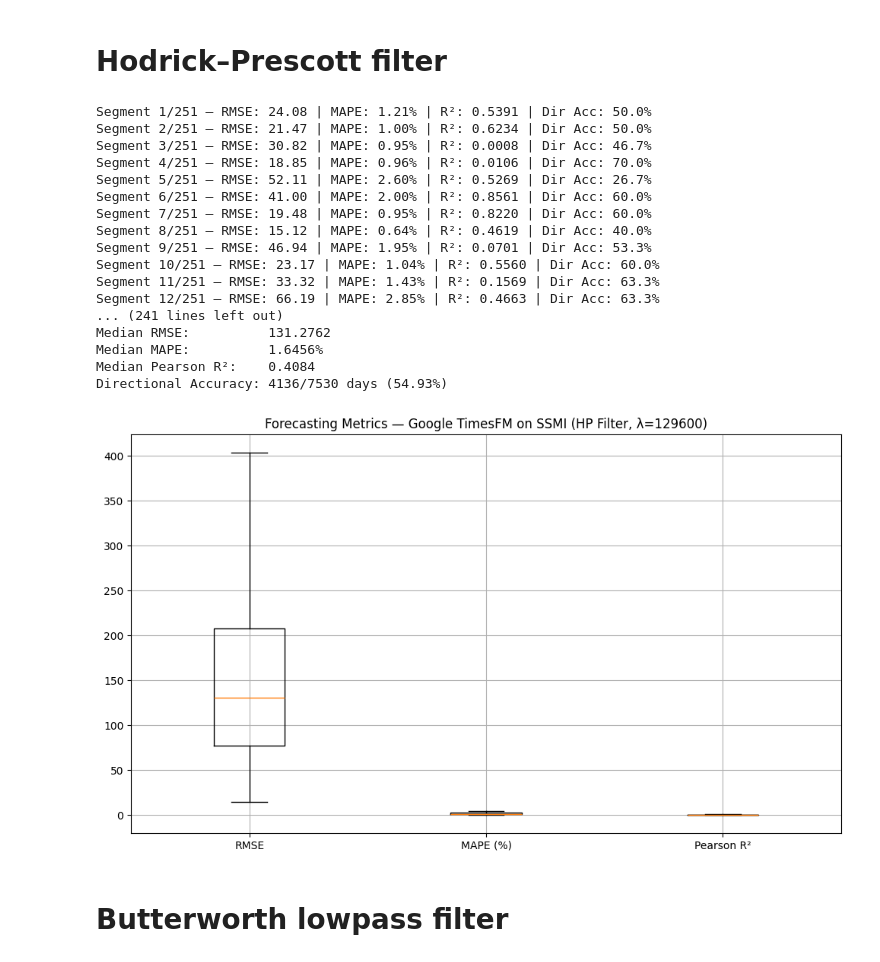
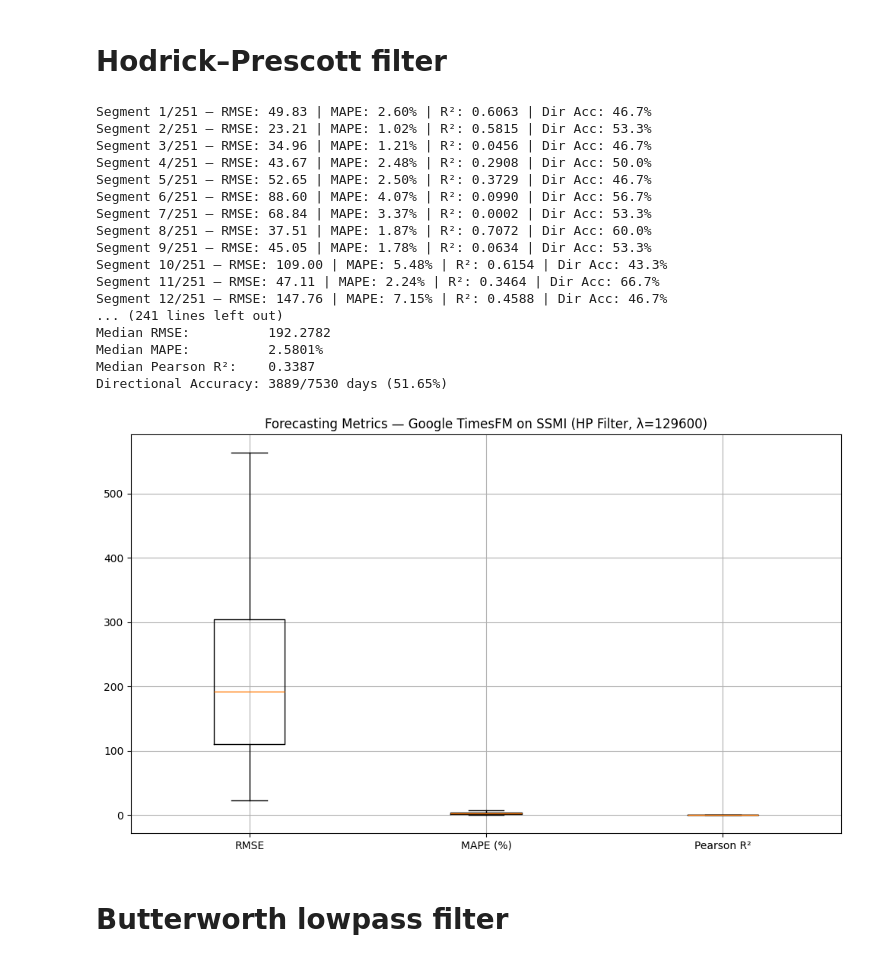
Before and after one commit to DeveloperArmo/DLSuperSlay, a Jupyter notebook: Google Time-Series Foundation Model/TimesFM_Filtering.ipynb, the cells around one changed output. Drawn from its saved outputs; the diff is of its cells as text; code cells hidden in the pictures.

```diff
--- a/Google Time-Series Foundation Model/TimesFM_Filtering.ipynb
+++ b/Google Time-Series Foundation Model/TimesFM_Filtering.ipynb
@@ -217,6 +219,11 @@ import logging
 from sklearn.metrics import mean_squared_error, mean_absolute_percentage_error
 from statsmodels.tsa.filters.hp_filter import hpfilter
 from scipy.stats import pearsonr
+
+def hp_decompose_context(y_context, lamb):
+    """HP decomposition on the 120-day context only — no look-ahead."""
+    cycle, trend = hpfilter(y_context, lamb=lamb)
+    return trend, cycle
 
 logging.basicConfig(
     filename='TimesFM_SSMI_HP_Metrics.log',
@@ -238,13 +245,10 @@ def main():
         logging.info(f"Total SSMI samples loaded: {total_samples}")
 
         # ========================
-        # 2) Apply HP filter
+        # 2) HP lambda (decomposition is done per-segment, context-only)
         # ========================
         lamb = 129600
-        cycle, trend = hpfilter(y, lamb=lamb)
-        y_low  = trend
-        y_high = cycle
-        logging.info(f"HP filter applied with lambda={lamb}")
+        logging.info(f"Using HP filter with lambda={lamb}, applied per segment (no leakage)")
 
         # ========================
         # 3) Sliding window config
@@ -284,12 +288,10 @@ def main():
             if end_context + forecast_horizon > total_samples:
                 break
 
-            context_low  = y_low[start_context:end_context].copy()
-            context_high = y_high[start_context:end_context].copy()
-
-            true_low      = y_low[end_context:end_context + forecast_horizon]
-            true_high     = y_high[end_context:end_context + forecast_horizon]
-            true_combined = true_low + true_high
+            # Decompose context only — no look-ahead
+            y_context = y[start_context:end_context]
+            context_low, context_high = hp_decompose_context(y_context, lamb=lamb)
+            true_combined = y[end_context:end_context + forecast_horizon]
 
             # Forecast low-frequency (trend)
             point_forecast_low, _ = tfm.forecast(
@@ -371,50 +373,50 @@ def main():
             "RMSE":     rmse_list,
             "MAPE (%)":  mape_list,
             "Pearson R\u00b2": pearson_list,
         }
 
         plt.figure(figsize=(10, 6))
         plt.boxplot(metrics.values(), labels=metrics.keys(), showfliers=False)
         plt.title(f"Forecasting Metrics \u2014 Google TimesFM on SSMI (HP Filter, \u03bb={lamb})")
         plt.grid(True)
         plt.tight_layout()
         plt.show()
 
     except Exception as e:
         logging.error("An error occurred.", exc_info=True)
         print("An error occurred. Check TimesFM_SSMI_HP_Metrics.log for details.")
         try:
             np.savez_compressed("partial_TimesFM_SSMI_HP_Metrics.npz",
                                 rmse=np.array(rmse_list) if 'rmse_list' in locals() else None,
                                 mape=np.array(mape_list) if 'mape_list' in locals() else None,
                                 pearson_coefficients=np.array(pearson_list) if 'pearson_list' in locals() else None,
                                 directional_hits=np.array(directional_hits) if 'directional_hits' in locals() else None)
         except Exception as save_exception:
             logging.error("Failed to save partial results.", exc_info=True)
     finally:
         logging.info("Forecasting run completed.")
 
 if __name__ == '__main__':
     main()
 # %% [output]
-Segment 1/251 — RMSE: 24.08 | MAPE: 1.21% | R²: 0.5391 | Dir Acc: 50.0%
-Segment 2/251 — RMSE: 21.47 | MAPE: 1.00% | R²: 0.6234 | Dir Acc: 50.0%
-Segment 3/251 — RMSE: 30.82 | MAPE: 0.95% | R²: 0.0008 | Dir Acc: 46.7%
-Segment 4/251 — RMSE: 18.85 | MAPE: 0.96% | R²: 0.0106 | Dir Acc: 70.0%
-Segment 5/251 — RMSE: 52.11 | MAPE: 2.60% | R²: 0.5269 | Dir Acc: 26.7%
-Segment 6/251 — RMSE: 41.00 | MAPE: 2.00% | R²: 0.8561 | Dir Acc: 60.0%
-Segment 7/251 — RMSE: 19.48 | MAPE: 0.95% | R²: 0.8220 | Dir Acc: 60.0%
-Segment 8/251 — RMSE: 15.12 | MAPE: 0.64% | R²: 0.4619 | Dir Acc: 40.0%
-Segment 9/251 — RMSE: 46.94 | MAPE: 1.95% | R²: 0.0701 | Dir Acc: 53.3%
-Segment 10/251 — RMSE: 23.17 | MAPE: 1.04% | R²: 0.5560 | Dir Acc: 60.0%
-Segment 11/251 — RMSE: 33.32 | MAPE: 1.43% | R²: 0.1569 | Dir Acc: 63.3%
-Segment 12/251 — RMSE: 66.19 | MAPE: 2.85% | R²: 0.4663 | Dir Acc: 63.3%
+Segment 1/251 — RMSE: 49.83 | MAPE: 2.60% | R²: 0.6063 | Dir Acc: 46.7%
+Segment 2/251 — RMSE: 23.21 | MAPE: 1.02% | R²: 0.5815 | Dir Acc: 53.3%
+Segment 3/251 — RMSE: 34.96 | MAPE: 1.21% | R²: 0.0456 | Dir Acc: 46.7%
+Segment 4/251 — RMSE: 43.67 | MAPE: 2.48% | R²: 0.2908 | Dir Acc: 50.0%
+Segment 5/251 — RMSE: 52.65 | MAPE: 2.50% | R²: 0.3729 | Dir Acc: 46.7%
+Segment 6/251 — RMSE: 88.60 | MAPE: 4.07% | R²: 0.0990 | Dir Acc: 56.7%
+Segment 7/251 — RMSE: 68.84 | MAPE: 3.37% | R²: 0.0002 | Dir Acc: 53.3%
+Segment 8/251 — RMSE: 37.51 | MAPE: 1.87% | R²: 0.7072 | Dir Acc: 60.0%
+Segment 9/251 — RMSE: 45.05 | MAPE: 1.78% | R²: 0.0634 | Dir Acc: 53.3%
+Segment 10/251 — RMSE: 109.00 | MAPE: 5.48% | R²: 0.6154 | Dir Acc: 43.3%
+Segment 11/251 — RMSE: 47.11 | MAPE: 2.24% | R²: 0.3464 | Dir Acc: 66.7%
+Segment 12/251 — RMSE: 147.76 | MAPE: 7.15% | R²: 0.4588 | Dir Acc: 46.7%
 ... (241 lines left out)
-Median RMSE:          131.2762
-Median MAPE:          1.6456%
-Median Pearson R²:    0.4084
-Directional Accuracy: 4136/7530 days (54.93%)
+Median RMSE:          192.2782
+Median MAPE:          2.5801%
+Median Pearson R²:    0.3387
+Directional Accuracy: 3889/7530 days (51.65%)
-[figure, old version]
+[figure, new version]
 # %% [markdown]
 # Butterworth lowpass filter
 # %%
```
Also changed, not shown: parts of 2 cells of this notebook, 12 other files.
